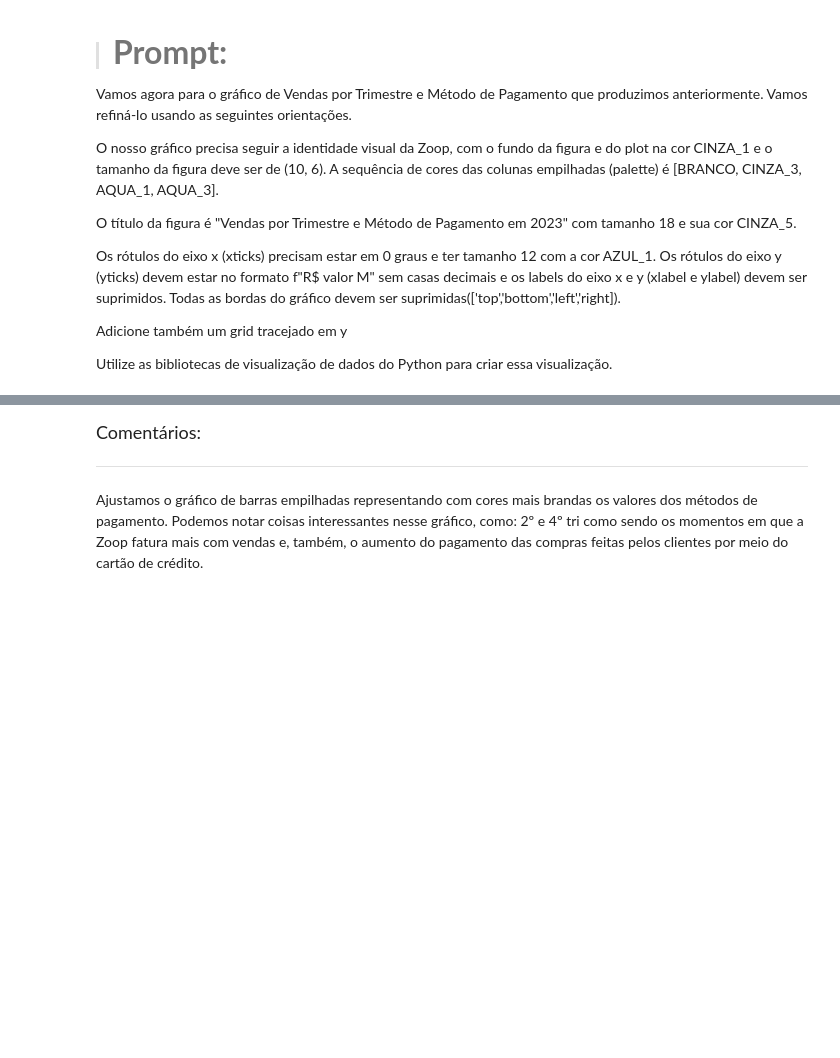
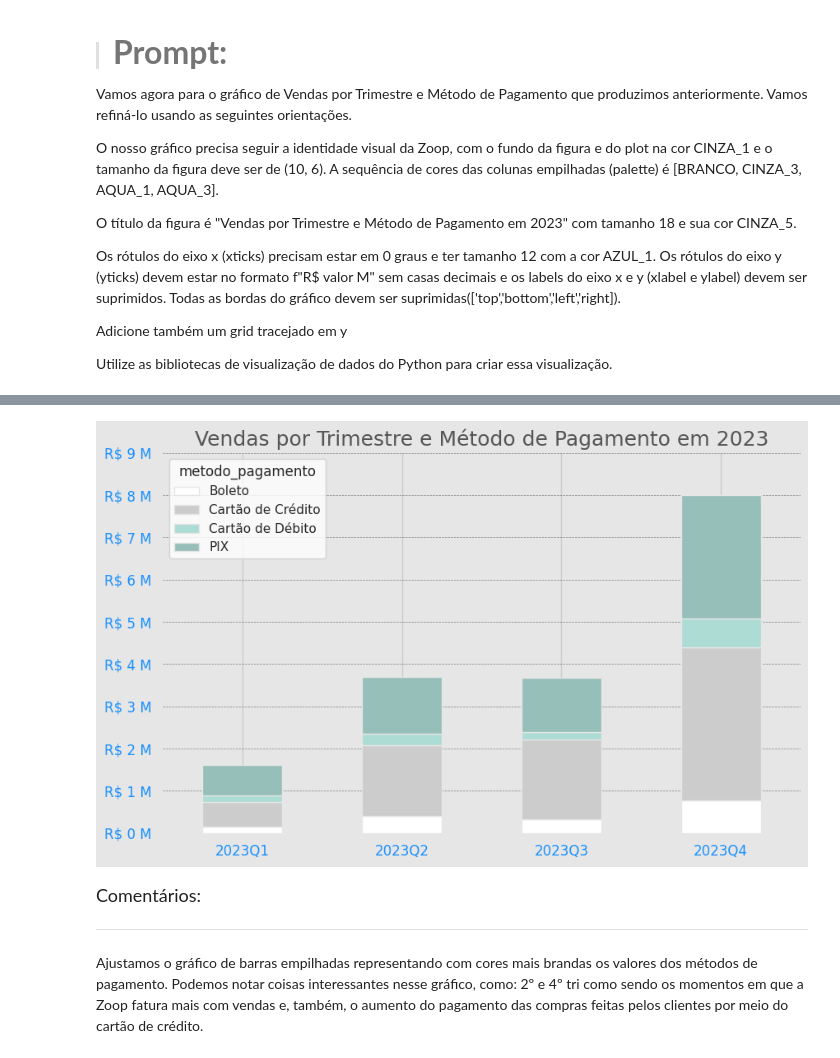
Before and after one commit to moises-rb/DataScienceOne, a Jupyter notebook: IA_Aplicada_DataScience/Projeto_Inicial_IA_aplicada_a_Data_Science.ipynb, the cells around one changed output, grey strips where cells are left out. Cells and saved outputs as stored; diff of their text form; code cells hidden in the pictures; blank space fills up the shorter version.

```diff
--- a/IA_Aplicada_DataScience/Projeto_Inicial_IA_aplicada_a_Data_Science.ipynb
+++ b/IA_Aplicada_DataScience/Projeto_Inicial_IA_aplicada_a_Data_Science.ipynb
@@ -1451,3 +1738,33 @@ estar no formato f"R$ valor M" sem casas decimais e os labels do eixo x e y (xla
 Adicione também um grid tracejado em y
 
 Utilize as bibliotecas de visualização de dados do Python para criar essa visualização.
+# %%
+def vendas_tri_metodo():
+  # Agrupar por trimestre e método de pagamento e calcular o faturamento total
+  vendas_por_trimestre_metodo = df.groupby(['trimestre', 'metodo_pagamento'])['faturamento'].sum().unstack()
+
+  # Configurações do gráfico
+  plt.figure(figsize=(10, 6), facecolor=CINZA_1)
+  ax = plt.axes()
+  ax.set_facecolor(CINZA_1)
+
+  # Plotar o gráfico de barras empilhadas
+  vendas_por_trimestre_metodo.plot(kind='bar', stacked=True, color=[BRANCO, CINZA_3, AQUA_1, AQUA_3], ax=ax, edgecolor=CINZA_1)
+
+  # Adicionar rótulos e título
+  plt.title('Vendas por Trimestre e Método de Pagamento em 2023', fontsize=18, color=CINZA_5)
+  plt.xlabel('')
+  plt.ylabel('')
+  plt.xticks(rotation=0, fontsize=12, color=AZUL_1)
+  plt.yticks(ax.get_yticks(), ['R$ {:.0f} M'.format(val/1e6) for val in ax.get_yticks()], fontsize=12, color=AZUL_1)
+  ax.spines['top'].set_visible(False)
+  ax.spines['right'].set_visible(False)
+  ax.spines['left'].set_visible(False)
+  ax.spines['bottom'].set_visible(False)
+  ax.yaxis.grid(color='gray', linestyle='--', linewidth=0.5)
+  ax.set_axisbelow(True) # adicionar grid atrás
+
+  return plt
+# %%
+vendas_tri_metodo()
+# %% [output]
@@ -1454,3 +1772,4 @@ Utilize as bibliotecas de visualização de dados do Python para criar essa visu
+[figure, added]
 # %% [markdown]
 <font color="7b71ff" size=4> Comentários: </font>
 
```
Also changed, not shown: parts of 21 cells of this notebook.
